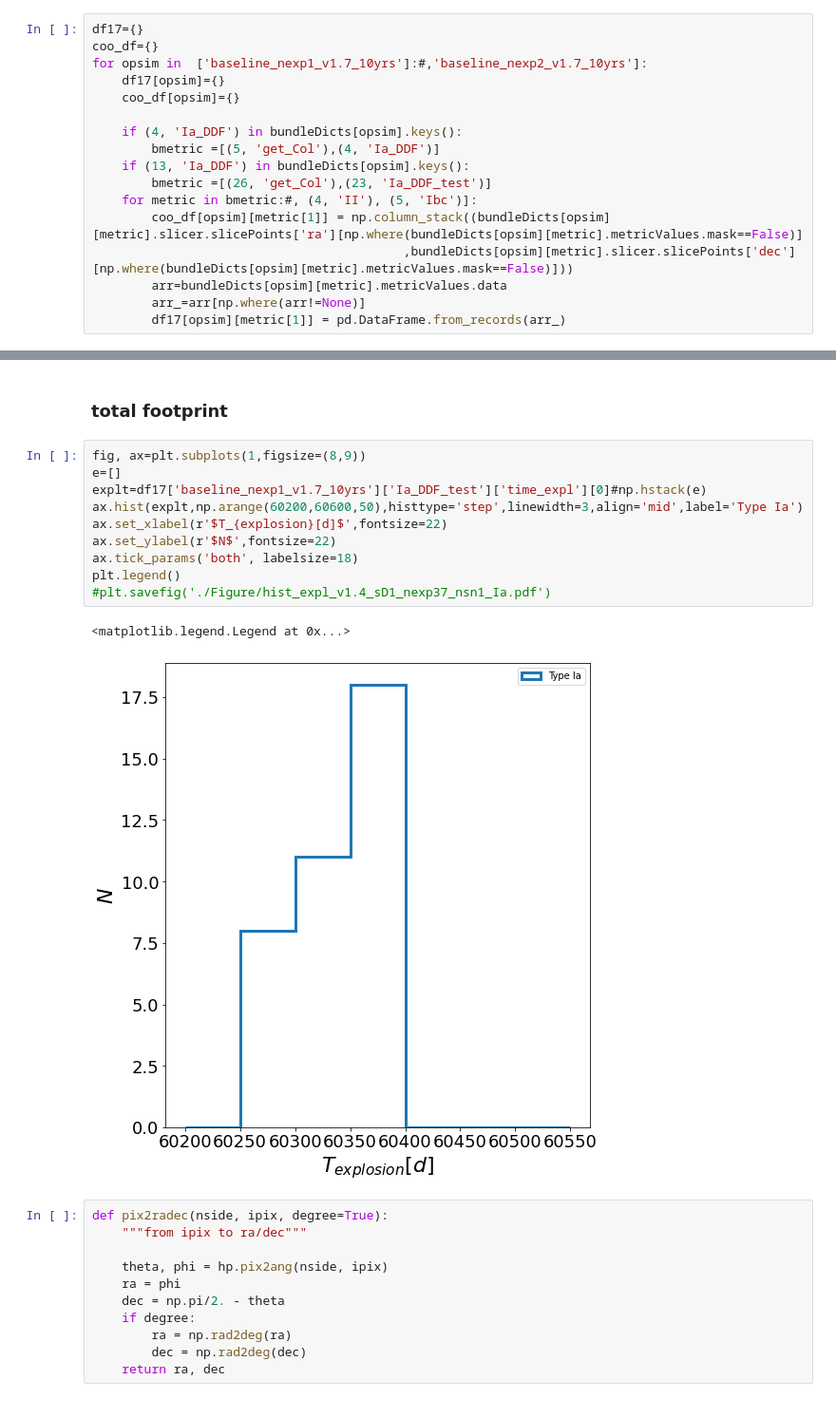
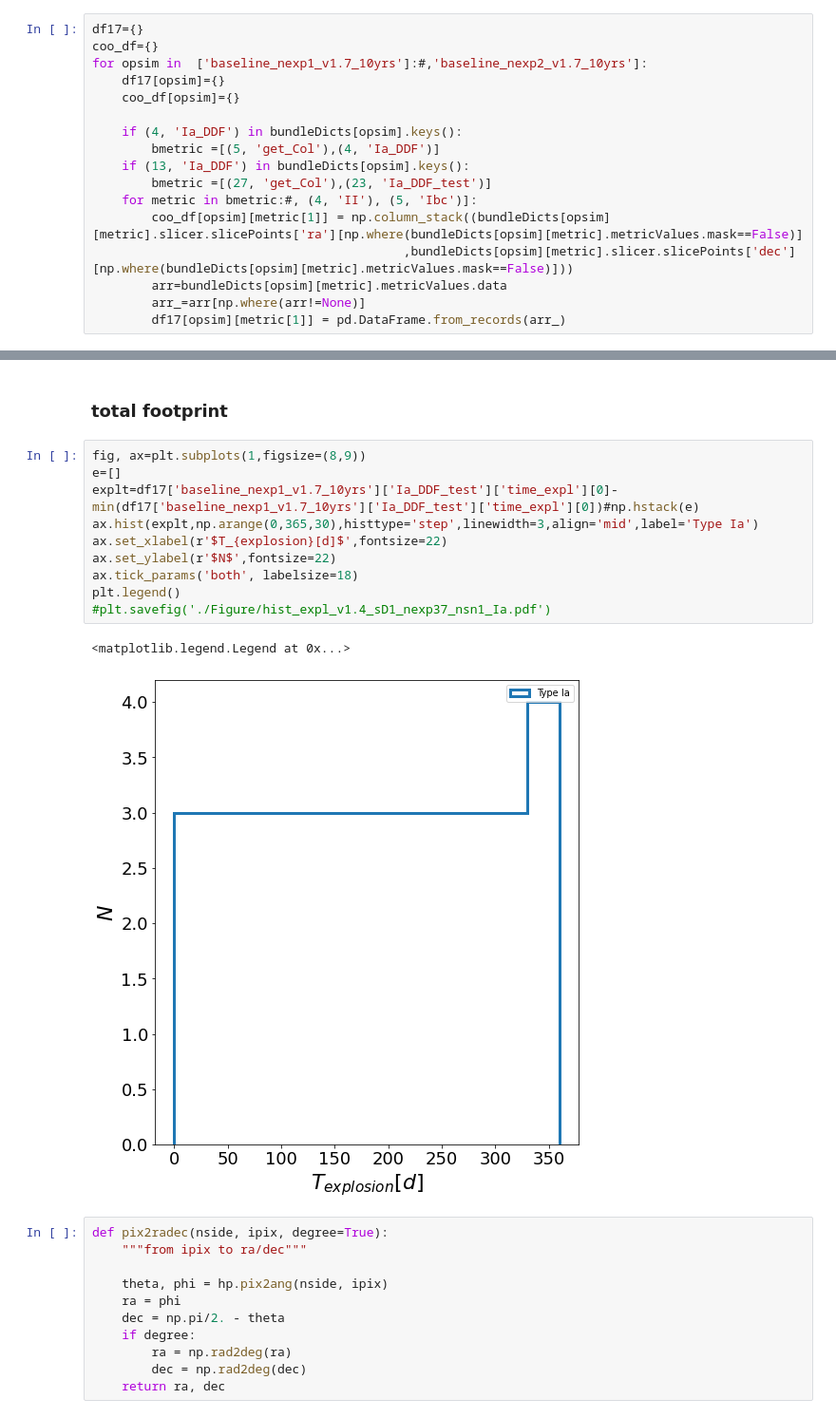
Before and after one commit to FabioRagosta/LSSTmetrics, a Jupyter notebook: SNRateMetric-DDF.ipynb, the cells around one changed output, grey strips where cells are left out. Shown at 95% size. Cells and saved outputs as stored; diff of their text form.

```diff
--- a/SNRateMetric-DDF.ipynb
+++ b/SNRateMetric-DDF.ipynb
@@ -837,7 +873,7 @@ for opsim in  ['baseline_nexp1_v1.7_10yrs']:#,'baseline_nexp2_v1.7_10yrs']:
     if (4, 'Ia_DDF') in bundleDicts[opsim].keys():
         bmetric =[(5, 'get_Col'),(4, 'Ia_DDF')]
     if (13, 'Ia_DDF') in bundleDicts[opsim].keys():
-        bmetric =[(26, 'get_Col'),(23, 'Ia_DDF_test')]
+        bmetric =[(27, 'get_Col'),(23, 'Ia_DDF_test')]
     for metric in bmetric:#, (4, 'II'), (5, 'Ibc')]:
         coo_df[opsim][metric[1]] = np.column_stack((bundleDicts[opsim][metric].slicer.slicePoints['ra'][np.where(bundleDicts[opsim][metric].metricValues.mask==False)]
                                           ,bundleDicts[opsim][metric].slicer.slicePoints['dec'][np.where(bundleDicts[opsim][metric].metricValues.mask==False)]))
@@ -978,16 +1026,16 @@ for coo in df17['Ia_test_2']['SN_coo']:
 # %%
 fig, ax=plt.subplots(1,figsize=(8,9))
 e=[]
-explt=df17['baseline_nexp1_v1.7_10yrs']['Ia_DDF_test']['time_expl'][0]#np.hstack(e)
-ax.hist(explt,np.arange(60200,60600,50),histtype='step',linewidth=3,align='mid',label='Type Ia')
+explt=df17['baseline_nexp1_v1.7_10yrs']['Ia_DDF_test']['time_expl'][0]-min(df17['baseline_nexp1_v1.7_10yrs']['Ia_DDF_test']['time_expl'][0])#np.hstack(e)
+ax.hist(explt,np.arange(0,365,30),histtype='step',linewidth=3,align='mid',label='Type Ia')
 ax.set_xlabel(r'$T_{explosion}[d]$',fontsize=22)
 ax.set_ylabel(r'$N$',fontsize=22)
 ax.tick_params('both', labelsize=18)
 plt.legend()
 #plt.savefig('./Figure/hist_expl_v1.4_sD1_nexp37_nsn1_Ia.pdf')
 # %% [output]
 <matplotlib.legend.Legend at 0x...>
-[figure, old version]
+[figure, new version]
 # %%
 def pix2radec(nside, ipix, degree=True):
     """from ipix to ra/dec"""
```
Also changed, not shown: parts of 20 cells of this notebook.
